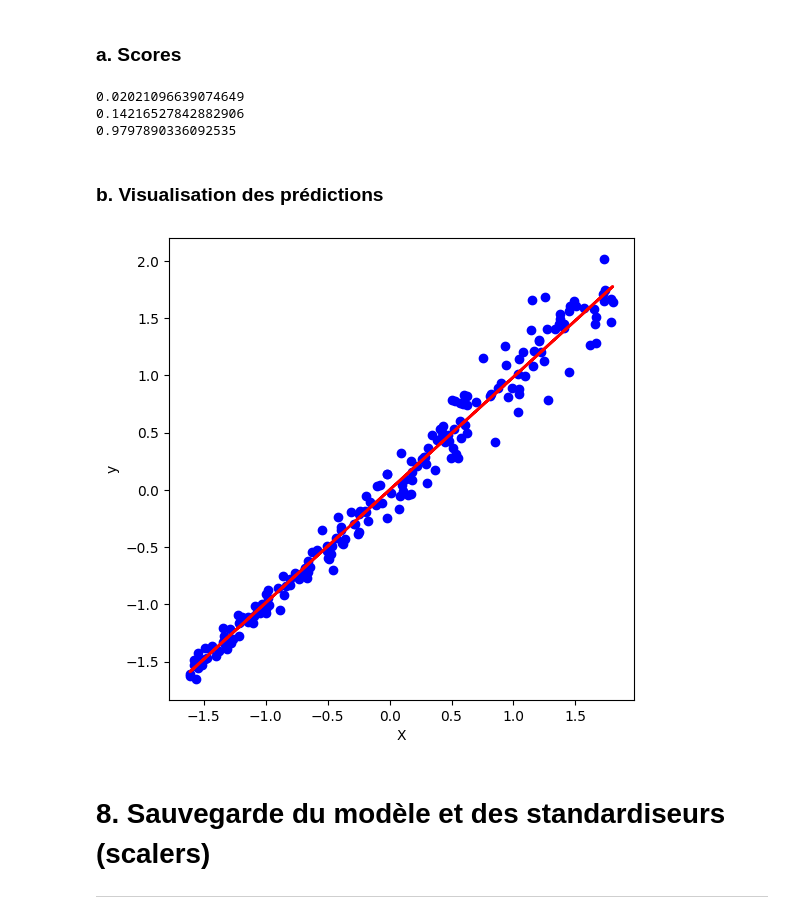
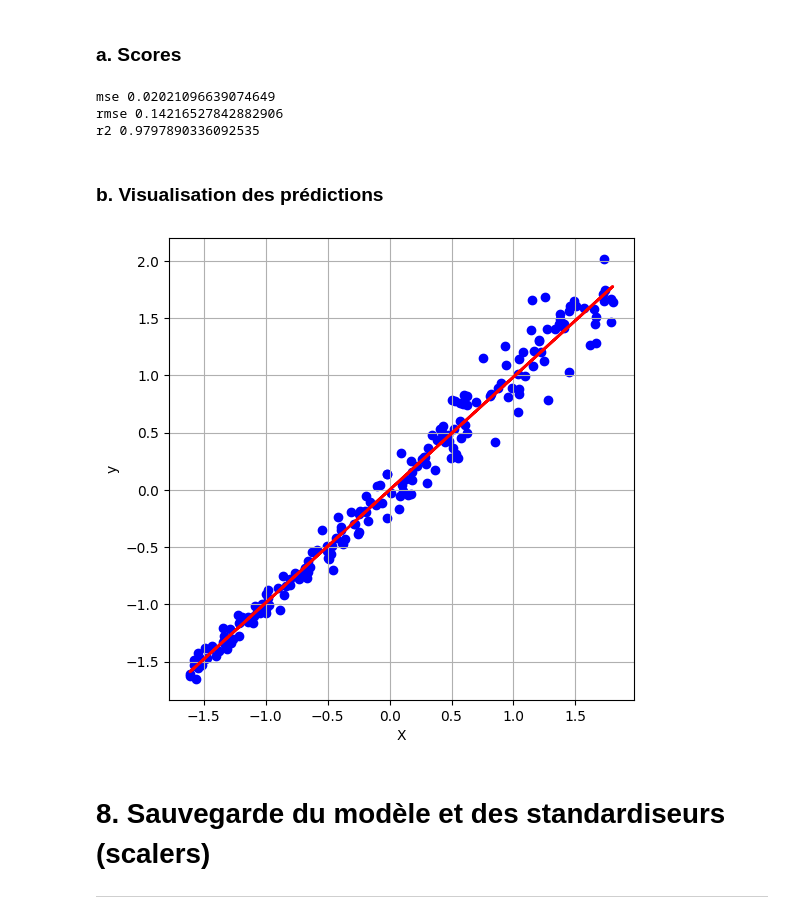
Before and after one commit to CSAADZIDI/ml_demo_LinReg, a Jupyter notebook: demo_linear_regression.ipynb, the cells around one changed output. Drawn from its saved outputs; the diff is of its cells as text; code cells hidden in the pictures.

```diff
--- a/demo_linear_regression.ipynb
+++ b/demo_linear_regression.ipynb
@@ -333,27 +333,28 @@ On affiche ici :
 # %%
 # Code
 mse = mean_squared_error(y_test_scaled,y_pred)
-print(mse)
+print("mse",mse)
 rmse = np.sqrt(mse)
-print(rmse)
+print("rmse",rmse)
 r2 = r2_score(y_test_scaled,y_pred)
-print(r2)
+print("r2",r2)
 # %% [output]
-0.02021096639074649
-0.14216527842882906
-0.9797890336092535
+mse 0.02021096639074649
+rmse 0.14216527842882906
+r2 0.9797890336092535
 # %% [markdown]
 ### b. Visualisation des prédictions
 # %%
 # Code
 plt.figure(figsize=(6,6))
 plt.scatter(X_test_scaled, y_test_scaled, color="blue", label="Actual")
 plt.plot(X_test_scaled, y_pred, color="red", linewidth=2, label="Predicted")
 plt.xlabel("X")
 plt.ylabel("y")
+plt.grid()
 plt.show()
 # %% [output]
-[figure, old version]
+[figure, new version]
 # %% [markdown]
 # 8. Sauvegarde du modèle et des standardiseurs (scalers)
 ___
```
Also changed, not shown: parts of 1 cell of this notebook.
